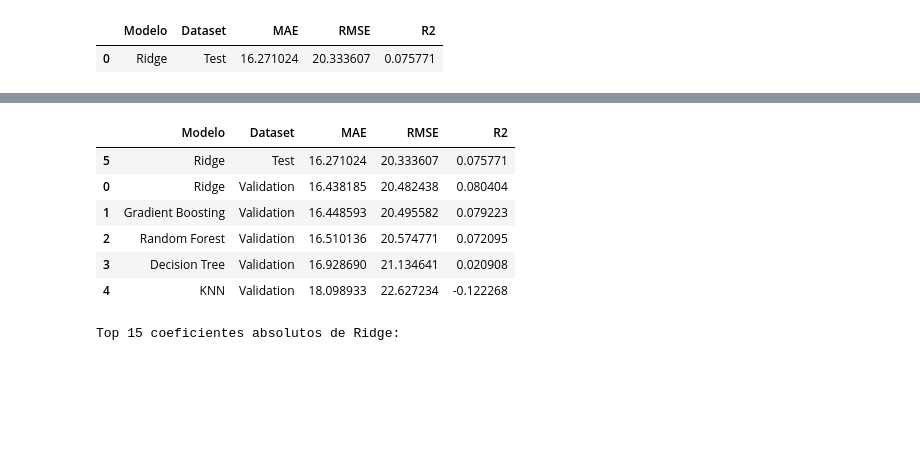
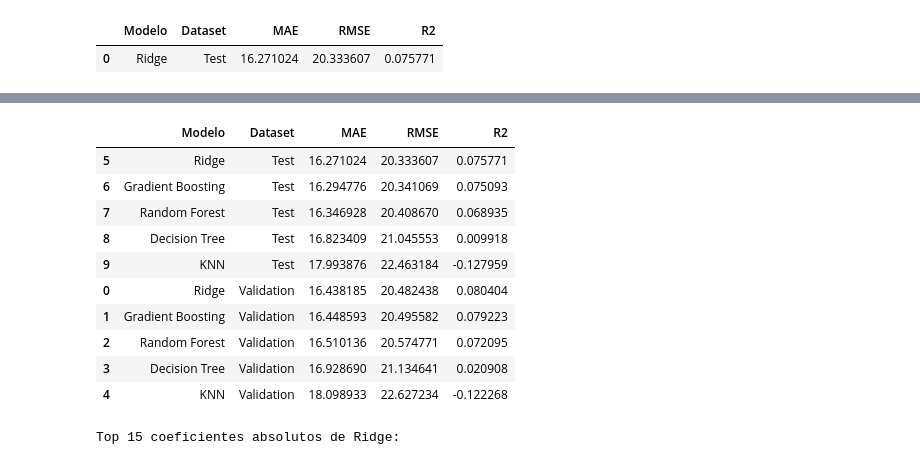
Before and after one commit to OscarDominguezOcana/DISIA-G5, a Jupyter notebook: [DISIA] - G5 - Hito 3.ipynb, the cells around one changed output, grey strips where cells are left out. Saved outputs shown, nothing was run; the diff lists cells and outputs as text; code cells hidden in the pictures; blank space fills up the shorter version.

```diff
--- a/[DISIA] - G5 - Hito 3.ipynb
+++ b/[DISIA] - G5 - Hito 3.ipynb
@@ -68,7 +73,7 @@ RANDOM_STATE = 42
 # 1. CARGA DE DATOS
 # =========================
 
-df = pd.read_csv("/cupid_algorithm_dataset.csv")
+df = pd.read_csv("/content/drive/MyDrive/Máster/Disia/Practica/cupid_algorithm_dataset.csv")
 
 print("Shape del dataset:", df.shape)
 df.head()
@@ -801,0 +1026,23 @@ Mejor modelo de regresión según Validation: Ridge
+# %%
+# =========================
+# 4.6 EVALUACIÓN DE TODOS LOS MODELOS EN TEST
+# =========================
+
+regression_test_results = []
+
+for model_name, model in trained_regression_models.items():
+    test_metrics = evaluate_regression(
+        model,
+        X_test_reg_sel,
+        y_test_reg,
+        dataset_name="Test",
+        model_name=model_name
+    )
+    regression_test_results.append(test_metrics)
+
+results_reg_test_all = pd.DataFrame(regression_test_results).sort_values(
+    by=["MAE", "RMSE"], ascending=True
+).reset_index(drop=True)
+
+print("===== RESULTADOS DE TODOS LOS MODELOS EN TEST (Regresión) =====")
+display(results_reg_test_all)
@@ -802,13 +1057,26 @@ Mejor modelo de regresión según Validation: Ridge
 # %%
 # =========================
-# 4.5 COMPARATIVA GLOBAL REGRESIÓN (Validation + Test)
+# 4.7 COMPARATIVA GLOBAL REGRESIÓN (Validation + Test)
 # =========================
 
-results_reg_all = pd.concat([results_reg_val, results_reg_test], ignore_index=True)
-display(results_reg_all.sort_values(by=["Dataset", "MAE"], ascending=[True, True]))
+results_reg_all = pd.concat(
+    [results_reg_val, results_reg_test_all],
+    ignore_index=True
+)
+
+display(
+    results_reg_all.sort_values(
+        by=["Dataset", "MAE"],
+        ascending=[True, True]
+    )
+)
 # %% [output]
 |  | Modelo | Dataset | MAE | RMSE | R2 |
 | 5 | Ridge | Test | 16.271024 | 20.333607 | 0.075771 |
+| 6 | Gradient Boosting | Test | 16.294776 | 20.341069 | 0.075093 |
+| 7 | Random Forest | Test | 16.346928 | 20.408670 | 0.068935 |
+| 8 | Decision Tree | Test | 16.823409 | 21.045553 | 0.009918 |
+| 9 | KNN | Test | 17.993876 | 22.463184 | -0.127959 |
 | 0 | Ridge | Validation | 16.438185 | 20.482438 | 0.080404 |
 | 1 | Gradient Boosting | Validation | 16.448593 | 20.495582 | 0.079223 |
 | 2 | Random Forest | Validation | 16.510136 | 20.574771 | 0.072095 |
```
Also changed, not shown: parts of 19 cells of this notebook.
